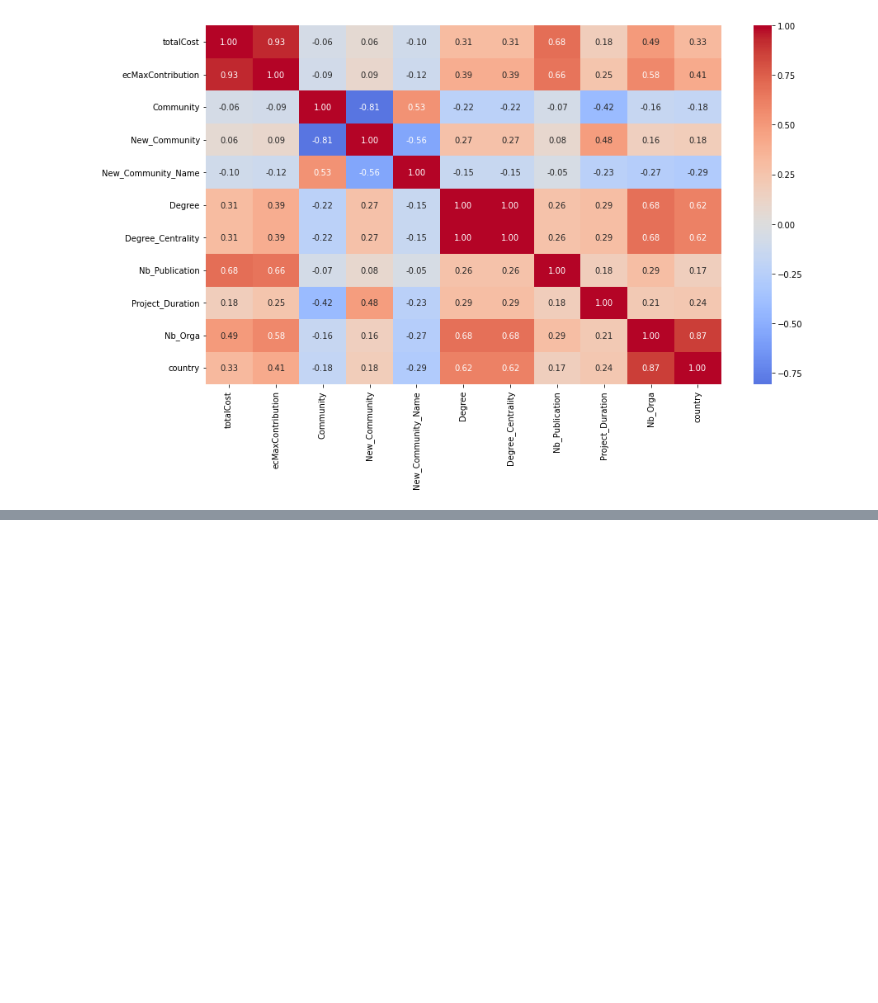
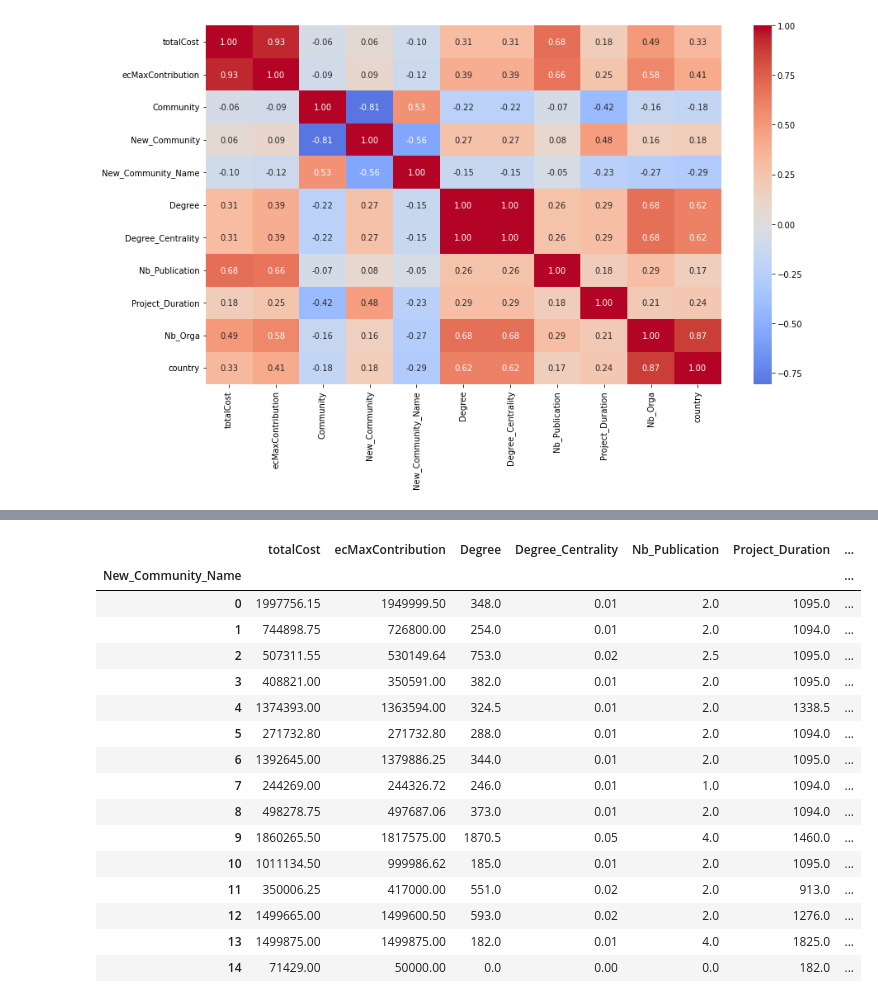
Before and after one commit to Cyrlyo/Cordis, a Jupyter notebook: Notebook/Feature_importance.ipynb, the cells around one changed output, grey strips where cells are left out. Saved outputs shown, nothing was run; the diff lists cells and outputs as text; code cells hidden in the pictures; blank space fills up the shorter version.

```diff
--- a/Notebook/Feature_importance.ipynb
+++ b/Notebook/Feature_importance.ipynb
@@ -135,3 +142,32 @@ stats
 # %%
 grouped_df = project.drop(columns="objective").groupby('New_Community_Name')
 stats = grouped_df.agg(['mean', 'std'])
+# %%
+grouped_df = project.drop(columns=["objective", "Community", "New_Community", "id",
+                                   "rcn", 'acronym', 'status', 'title', 'startDate',
+                                   'endDate', 'legalBasis', 'topics', 'ecSignatureDate',
+                                   'frameworkProgramme', 'masterCall', 'subCall',
+                                   'fundingScheme', 'nature', 'contentUpdateDate',
+                                   'grantDoi', "Cor_Country"]).groupby('New_Community_Name')
+stats = grouped_df.agg(['median']).round(2)
+stats.columns = stats.columns.droplevel(1)
+# %%
+stats
+# %% [output]
+|  | totalCost | ecMaxContribution | Degree | Degree_Centrality | Nb_Publication | Project_Duration | ... |
+| New_Community_Name |  |  |  |  |  |  | ... |
+| 0 | 1997756.15 | 1949999.50 | 348.0 | 0.01 | 2.0 | 1095.0 | ... |
+| 1 | 744898.75 | 726800.00 | 254.0 | 0.01 | 2.0 | 1094.0 | ... |
+| 2 | 507311.55 | 530149.64 | 753.0 | 0.02 | 2.5 | 1095.0 | ... |
+| 3 | 408821.00 | 350591.00 | 382.0 | 0.01 | 2.0 | 1095.0 | ... |
+| 4 | 1374393.00 | 1363594.00 | 324.5 | 0.01 | 2.0 | 1338.5 | ... |
+| 5 | 271732.80 | 271732.80 | 288.0 | 0.01 | 2.0 | 1094.0 | ... |
+| 6 | 1392645.00 | 1379886.25 | 344.0 | 0.01 | 2.0 | 1095.0 | ... |
+| 7 | 244269.00 | 244326.72 | 246.0 | 0.01 | 1.0 | 1094.0 | ... |
+| 8 | 498278.75 | 497687.06 | 373.0 | 0.01 | 2.0 | 1094.0 | ... |
+| 9 | 1860265.50 | 1817575.00 | 1870.5 | 0.05 | 4.0 | 1460.0 | ... |
+| 10 | 1011134.50 | 999986.62 | 185.0 | 0.01 | 2.0 | 1095.0 | ... |
+| 11 | 350006.25 | 417000.00 | 551.0 | 0.02 | 2.0 | 913.0 | ... |
+| 12 | 1499665.00 | 1499600.50 | 593.0 | 0.02 | 2.0 | 1276.0 | ... |
+| 13 | 1499875.00 | 1499875.00 | 182.0 | 0.01 | 4.0 | 1825.0 | ... |
+| 14 | 71429.00 | 50000.00 | 0.0 | 0.00 | 0.0 | 182.0 | ... |
```
Also changed, not shown: parts of 8 cells of this notebook.
